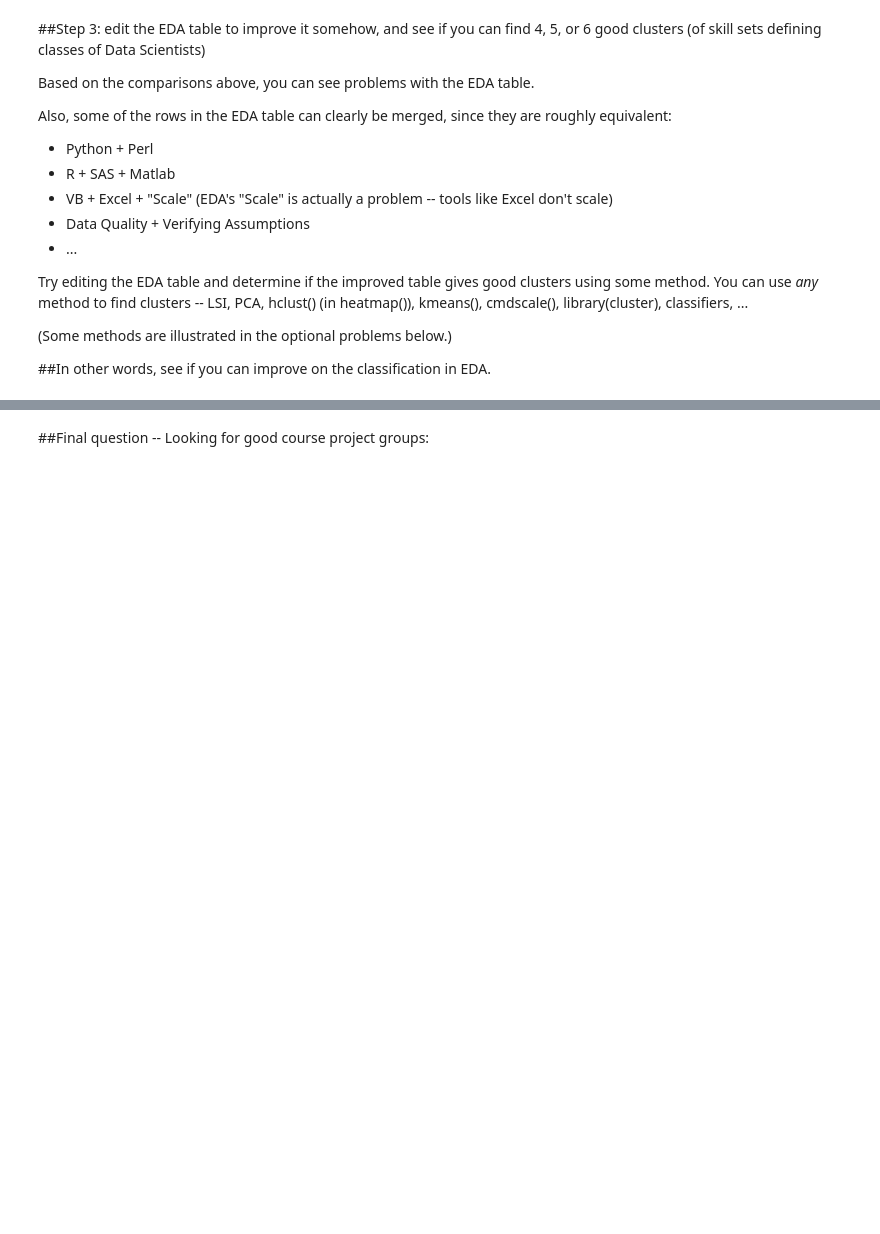
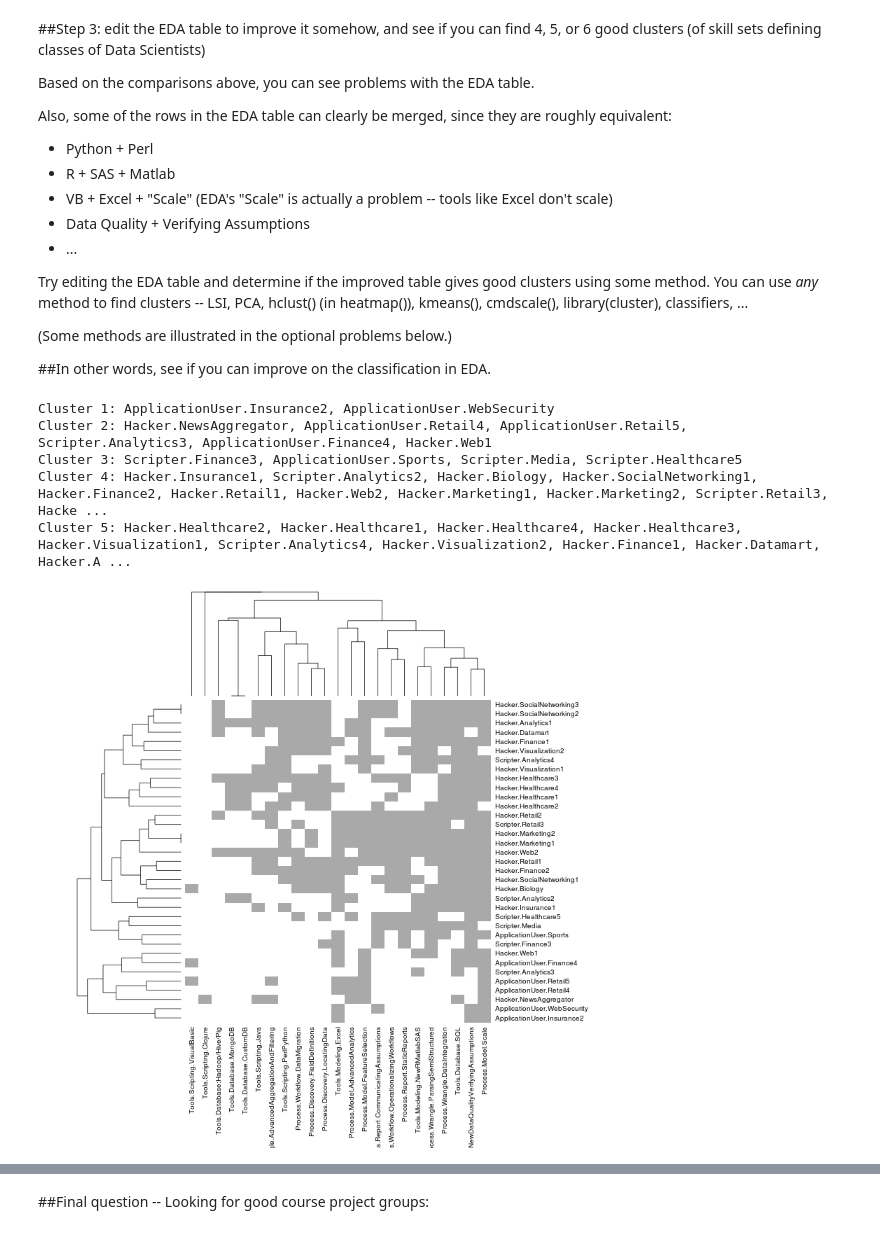
Before and after one commit to realmichaelzyy/cs249-2, a Jupyter notebook: hw3/MiniHW3_v2.01.ipynb, the cells around one changed output, grey strips where cells are left out. Cells and saved outputs as stored; diff of their text form; code cells hidden in the pictures; blank space fills up the shorter version.

```diff
--- a/hw3/MiniHW3_v2.01.ipynb
+++ b/hw3/MiniHW3_v2.01.ipynb
@@ -700,0 +840,64 @@ Try editing the EDA table and determine if the improved table gives good cluster
+# %%
+%%R -w 900 -h 800
+
+#####   Using all the information above, and in particular the EDA dataset,
+#####   develop your own classification of Data Scientists.
+
+#####   A good result here would be of interest to lots of people.
+
+#str(WhatIsUsedByWhom)
+
+# combine perl and python
+
+newData = WhatIsUsedByWhom
+newData = rbind(newData, 0)
+newData[nrow(newData),] = newData[20,] | newData[21,]
+rownames(newData)[nrow(newData)] = "Tools.Scripting.PerlPython"
+newData = newData[c(-20,-21),]
+
+# combine R, SAS, and Matlab
+
+newData = rbind(newData, 0)
+newData[nrow(newData),] = newData[grep("Tools.Modeling.R",rownames(newData)),] |
+                 newData[grep("Tools.Modeling.SAS",rownames(newData)),] |
+                 newData[grep("Tools.Modeling.Matlab",rownames(newData)),]
+rownames(newData)[nrow(newData)] = "Tools.Modeling.NewRMatlabSAS"
+newData = newData[c(-grep("Tools.Modeling.R",rownames(newData)),
+                    -grep("Tools.Modeling.Matlab",rownames(newData)),
+                    -grep("Tools.Modeling.SAS",rownames(newData))),]
+
+# Combine DataQuality and VerifyingAssumptions
+
+newData = rbind(newData, 0)
+newData[nrow(newData),] = newData[grep("Process.Profile.DataQuality",rownames(newData)),] |
+                 newData[grep("Process.Profile.VerifyingAssumptions",rownames(newData)),]
+rownames(newData)[nrow(newData)] = "Process.Profile.NewDataQualityVerifyingAssumptions"
+newData = newData[c(-grep("Process.Profile.DataQuality",rownames(newData)),
+                    -grep("Process.Profile.VerifyingAssumptions",rownames(newData))),]
+
+#print(dimnames(newData))
+
+hm = heatmap(t(newData), symm=FALSE, scale="none",
+       distfun = function(x, ...) dist(x, method="binary" ), margins=c(15,17),
+       cex=1.0, cexRow=1.0,cexCol=1.0, col=c("white","darkgray"), keep.dendro=TRUE)
+   #legend( "topright", JobColors[,1], fill=JobColors[,2], border=JobColors[,2], cex=0.6 )
+
+newColLabels = colnames(newData[hm$rowInd])
+
+plot(hm$Rowv)
+cutHeight = 0.75
+
+# cut the dendrogram at cutHeight (which happens to have 5 resulting clusters), and then print the clusters
+cat(sprintf("Cluster 1: %s\n",paste(labels(cut(hm$Rowv,cutHeight)$lower[[1]]),collapse = ', ')))
+cat(sprintf("Cluster 2: %s\n",paste(labels(cut(hm$Rowv,cutHeight)$lower[[2]]),collapse = ', ')))
+cat(sprintf("Cluster 3: %s\n",paste(labels(cut(hm$Rowv,cutHeight)$lower[[3]]),collapse = ', ')))
+cat(sprintf("Cluster 4: %s\n",paste(labels(cut(hm$Rowv,cutHeight)$lower[[4]]),collapse = ', ')))
+cat(sprintf("Cluster 5: %s\n",paste(labels(cut(hm$Rowv,cutHeight)$lower[[5]]),collapse = ', ')))
+#print(sprintf("Cluster 1: %s", newColLabels[1]))
+# %% [output]
+Cluster 1: ApplicationUser.Insurance2, ApplicationUser.WebSecurity
+Cluster 2: Hacker.NewsAggregator, ApplicationUser.Retail4, ApplicationUser.Retail5, Scripter.Analytics3, ApplicationUser.Finance4, Hacker.Web1
+Cluster 3: Scripter.Finance3, ApplicationUser.Sports, Scripter.Media, Scripter.Healthcare5
+Cluster 4: Hacker.Insurance1, Scripter.Analytics2, Hacker.Biology, Hacker.SocialNetworking1, Hacker.Finance2, Hacker.Retail1, Hacker.Web2, Hacker.Marketing1, Hacker.Marketing2, Scripter.Retail3, Hacke ...
+Cluster 5: Hacker.Healthcare2, Hacker.Healthcare1, Hacker.Healthcare4, Hacker.Healthcare3, Hacker.Visualization1, Scripter.Analytics4, Hacker.Visualization2, Hacker.Finance1, Hacker.Datamart, Hacker.A ...
+[figure, added]
```
Also changed, not shown: parts of 16 cells of this notebook.
